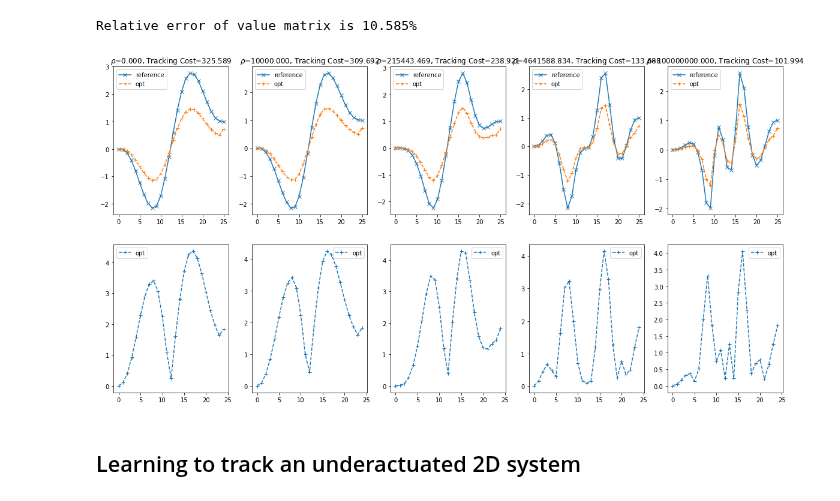
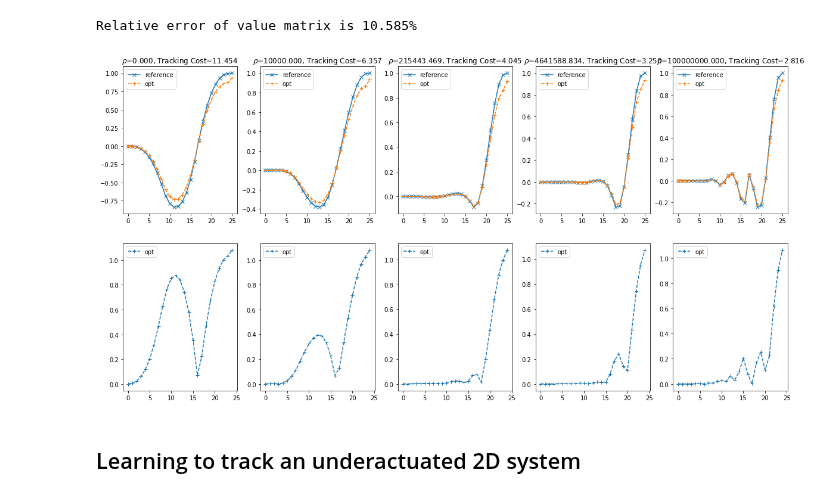
Before and after one commit to Nusha97/Layered-control-architectures-for-Robotics, a Jupyter notebook: tracking/LSTD Tutorial.ipynb, the cells around one changed output. Saved outputs shown, nothing was run; the diff lists cells and outputs as text; code cells hidden in the pictures.

```diff
--- a/tracking/LSTD Tutorial.ipynb
+++ b/tracking/LSTD Tutorial.ipynb
@@ -165,33 +165,33 @@ print('Relative error of value matrix is {:.3f}%'.format(test_utils.relerr(Pstar
 Relative error of value matrix is 10.585%
 # %%
 # Ref traj specifications
-waypoints = [0, np.random.randn(), np.random.randn(), 1]
+waypoints = np.array([[0], [None], [np.random.randn()], [1]])
 ts = [0, 0.33, 0.66, 1]
 # %%
 # Spline trajectory
 rhos = np.concatenate([[0], np.logspace(4, 8, 4)])
 
 plt.figure(figsize=(20, 10))
 for i, rho in enumerate(rhos):
-    ref = trajgen.generate(waypoints, ts, 5, Tref+1, P=Pstar, rho=rho)
-    d0 = np.concatenate([[waypoints[0]], ref])
+    ref = trajgen.generate(waypoints, ts, 5, Tref+1, p, P=Pstar, rho=rho)
+    d0 = np.concatenate([waypoints[0], ref])
     #xtraj, utraj, rtraj = test_utils.sample_traj(At, Bt, Qt, Rt, learned_ctrl, Tref, d0, sigma=0)
     vi_ctrlr = test_utils.TVcontroller(Kvi[:])
     xvi, uvi, rvi = test_utils.sample_traj(At, Bt, Qt, Rt, vi_ctrlr.ctrl, Tref, d0, sigma=0)
 
     plt.subplot(2, len(rhos), i+1)
     plt.plot(np.arange(Tref+1), ref, 'x-', label='reference')
     #plt.plot(np.arange(Tref+1), xtraj[:,0], '+--', label='learned')
     plt.plot(np.arange(Tref+1), xvi[:,0], '+--', label='opt')
     plt.legend()
     plt.title(r'$\rho$={:.3f}, Tracking Cost={:.3f}'.format(rho, rvi.sum()))
 
     plt.subplot(2, len(rhos), i+1+len(rhos))
     #plt.plot(np.arange(Tref), np.abs(utraj)[:,0], '+--', label='learned')
     plt.plot(np.arange(Tref), np.abs(uvi)[:,0], '+--', label='opt')
     plt.legend()
 # %% [output]
-[figure, old version]
+[figure, new version]
 # %% [markdown]
 ## Learning to track an underactuated 2D system
 # %%
```
Also changed, not shown: 2 other files.
